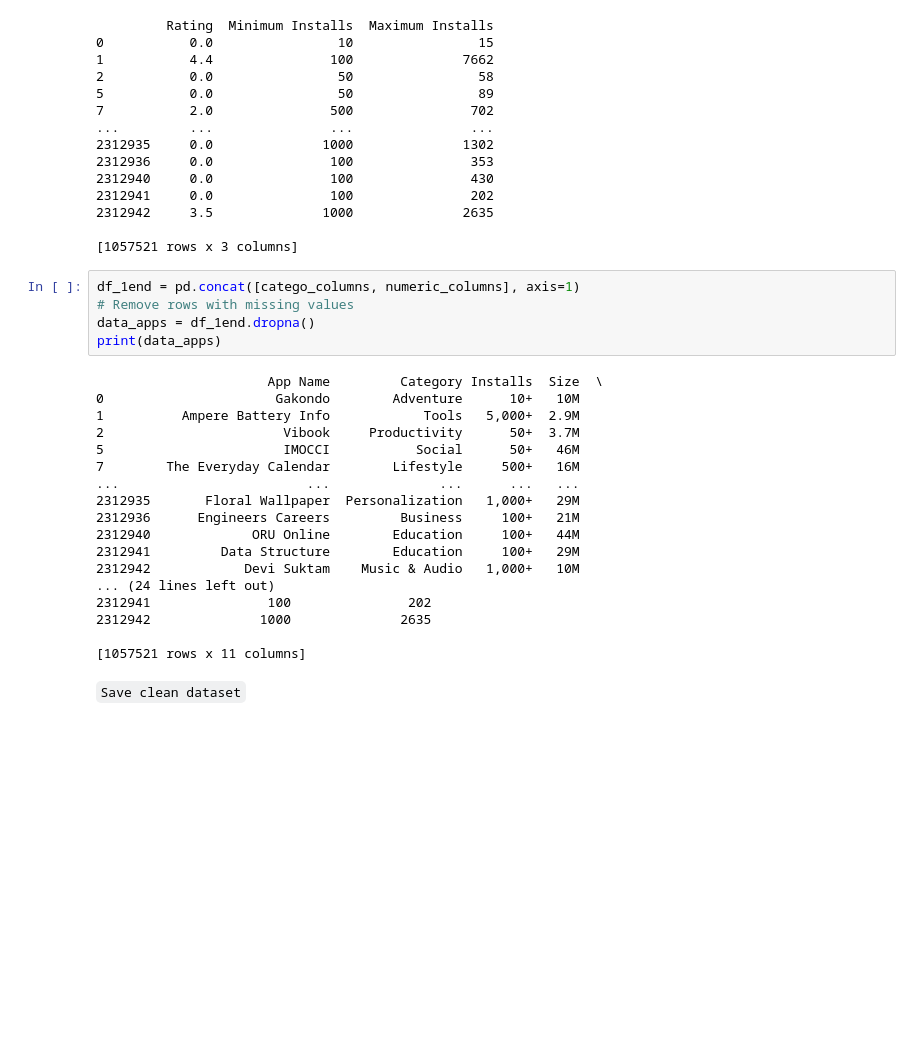
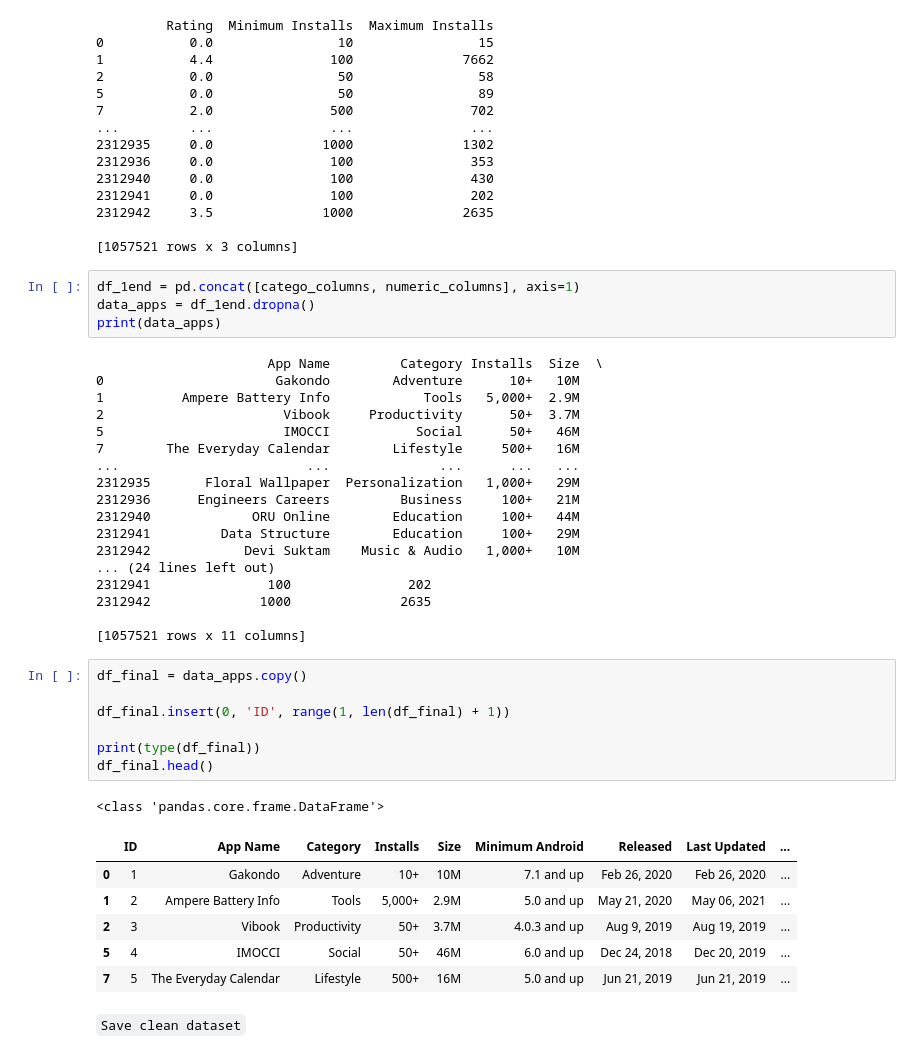
Before and after one commit to maria-clavijo/project_playstore_apps, a Jupyter notebook: notebooks/DataClean.ipynb, the cells around one changed output. Drawn from its saved outputs; the diff is of its cells as text; blank space fills up the shorter version.

Commit message:
Updating data clean

```diff
--- a/notebooks/DataClean.ipynb
+++ b/notebooks/DataClean.ipynb
@@ -214,7 +214,6 @@ print(numeric_columns)
 [1057521 rows x 3 columns]
 # %%
 df_1end = pd.concat([catego_columns, numeric_columns], axis=1)
-# Remove rows with missing values
 data_apps = df_1end.dropna()
 print(data_apps)
 # %% [output]
@@ -235,6 +234,21 @@ print(data_apps)
 2312942              1000              2635
 
 [1057521 rows x 11 columns]
+# %%
+df_final = data_apps.copy()
+
+df_final.insert(0, 'ID', range(1, len(df_final) + 1))
+
+print(type(df_final))
+df_final.head()
+# %% [output]
+<class 'pandas.core.frame.DataFrame'>
+|  | ID | App Name | Category | Installs | Size | Minimum Android | Released | Last Updated | ... |
+| 0 | 1 | Gakondo | Adventure | 10+ | 10M | 7.1 and up | Feb 26, 2020 | Feb 26, 2020 | ... |
+| 1 | 2 | Ampere Battery Info | Tools | 5,000+ | 2.9M | 5.0 and up | May 21, 2020 | May 06, 2021 | ... |
+| 2 | 3 | Vibook | Productivity | 50+ | 3.7M | 4.0.3 and up | Aug 9, 2019 | Aug 19, 2019 | ... |
+| 5 | 4 | IMOCCI | Social | 50+ | 46M | 6.0 and up | Dec 24, 2018 | Dec 20, 2019 | ... |
+| 7 | 5 | The Everyday Calendar | Lifestyle | 500+ | 16M | 5.0 and up | Jun 21, 2019 | Jun 21, 2019 | ... |
 # %% [markdown]
 `Save clean dataset`
 # %%
```
Also changed, not shown: parts of 1 cell of this notebook.
